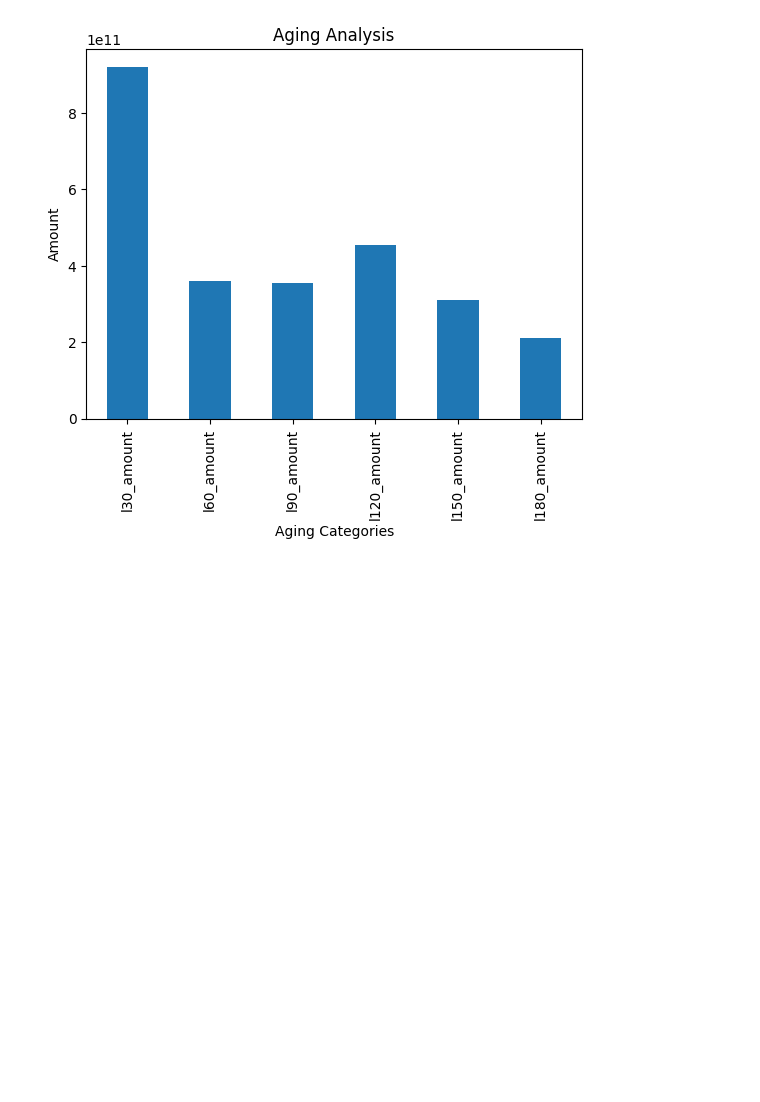
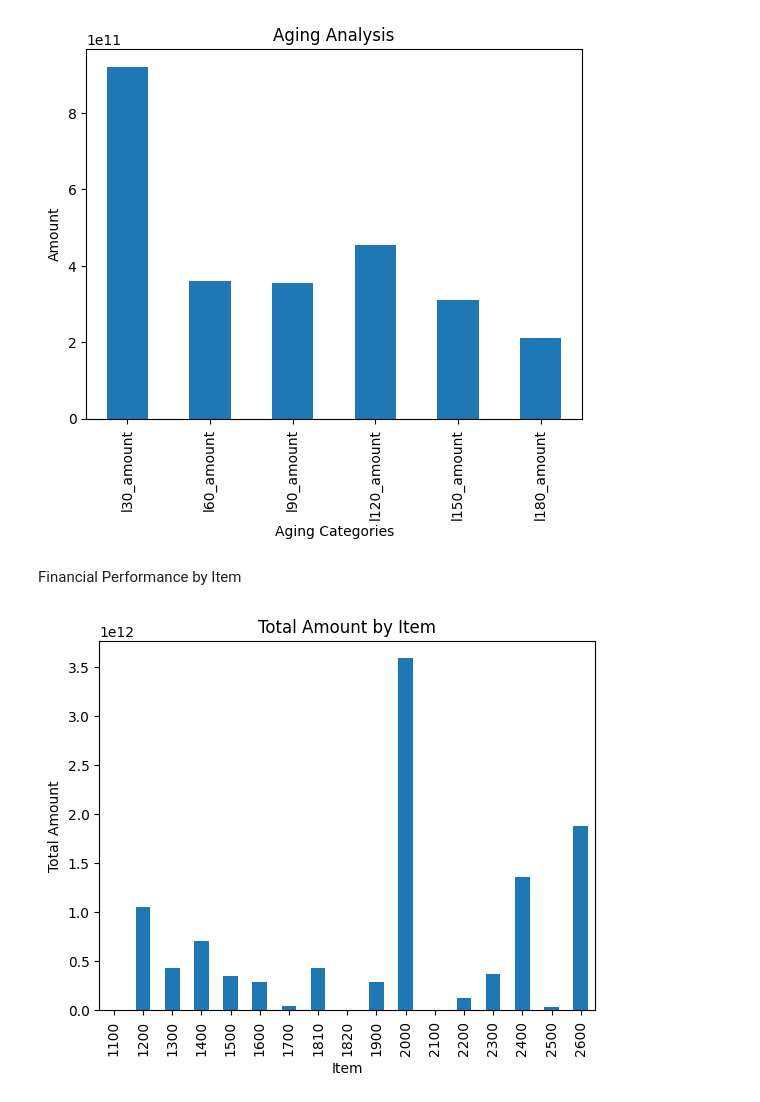
Before and after one commit to KamoheloSebolai/Financial-Period-Reporting-System, a Jupyter notebook: Financial_Data_Insights.ipynb, the cells around one changed output. Saved outputs shown, nothing was run; the diff lists cells and outputs as text; code cells hidden in the pictures; blank space fills up the shorter version.

Commit message:
Financial Performance by Item

```diff
--- a/Financial_Data_Insights.ipynb
+++ b/Financial_Data_Insights.ipynb
@@ -128,3 +128,12 @@ plt.ylabel('Amount')
 plt.show()
 # %% [output]
 [figure]
+# %% [markdown]
+Financial Performance by Item
+# %%
+total_amount_item.plot(kind='bar', title='Total Amount by Item')
+plt.xlabel('Item')
+plt.ylabel('Total Amount')
+plt.show()
+# %% [output]
+[figure, added]
```
